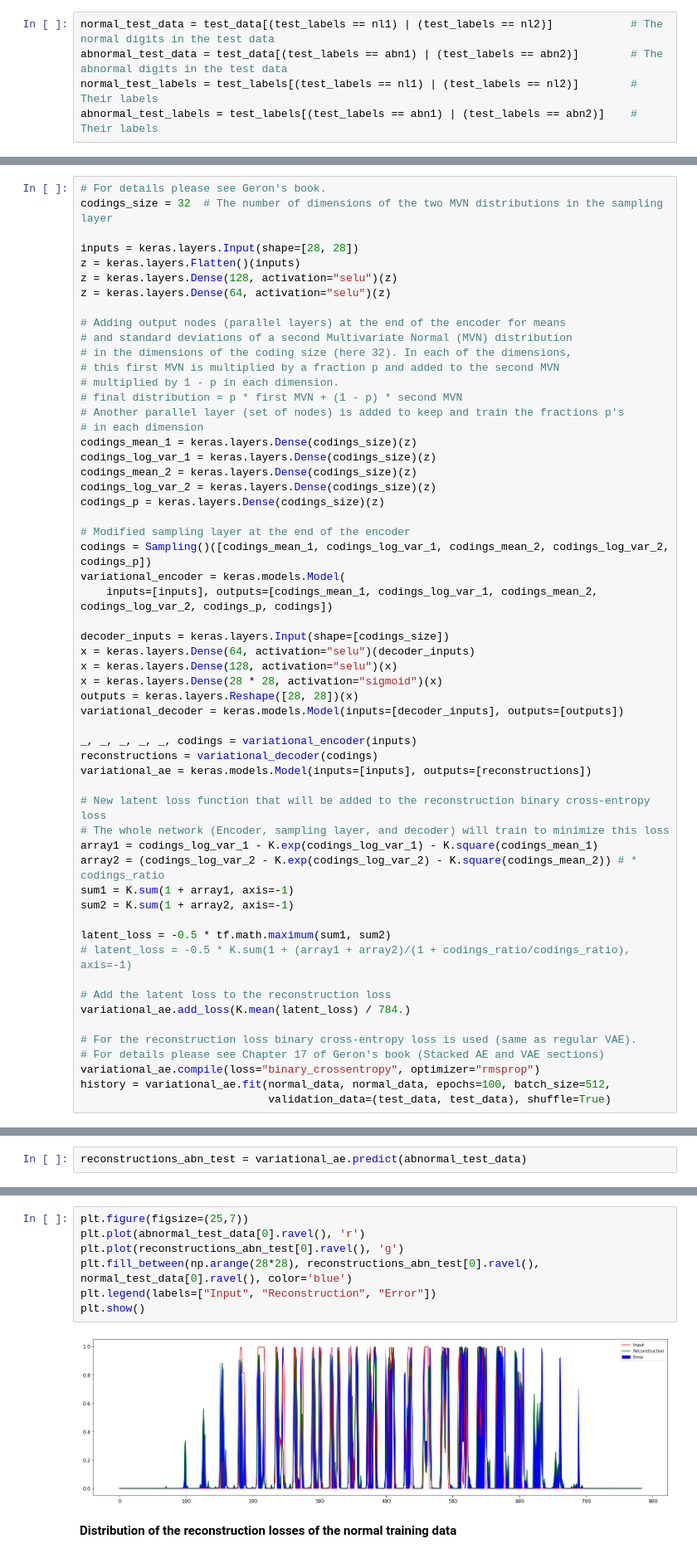
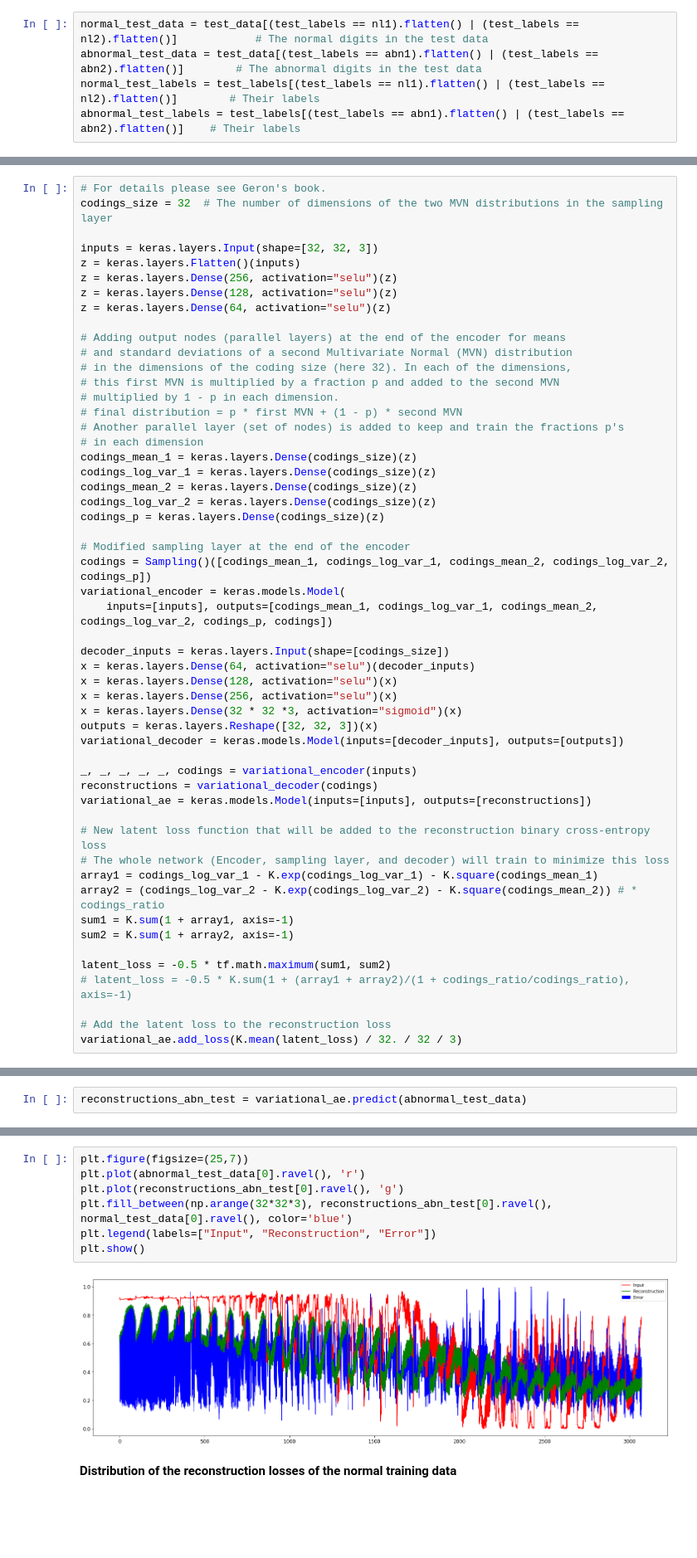
Before and after one commit to mjhoover1/autoencoders, a Jupyter notebook: CIFAR_10/modified_VAE/modified_VAE_CIFAR10.ipynb, the cells around one changed output, grey strips where cells are left out. Shown at 83% size. Cells and saved outputs as stored; diff of their text form; blank space fills up the shorter version.

Commit message:
Adding an extra layer to handle RGB doesn't help

```diff
--- a/CIFAR_10/modified_VAE/modified_VAE_CIFAR10.ipynb
+++ b/CIFAR_10/modified_VAE/modified_VAE_CIFAR10.ipynb
@@ -61,8 +70,8 @@ normal_data.shape, test_data.shape, test_labels.shape
 # %%
-normal_test_data = test_data[(test_labels == nl1) | (test_labels == nl2)]            # The normal digits in the test data
-abnormal_test_data = test_data[(test_labels == abn1) | (test_labels == abn2)]        # The abnormal digits in the test data
-normal_test_labels = test_labels[(test_labels == nl1) | (test_labels == nl2)]        # Their labels
-abnormal_test_labels = test_labels[(test_labels == abn1) | (test_labels == abn2)]    # Their labels
+normal_test_data = test_data[(test_labels == nl1).flatten() | (test_labels == nl2).flatten()]            # The normal digits in the test data
+abnormal_test_data = test_data[(test_labels == abn1).flatten() | (test_labels == abn2).flatten()]        # The abnormal digits in the test data
+normal_test_labels = test_labels[(test_labels == nl1).flatten() | (test_labels == nl2).flatten()]        # Their labels
+abnormal_test_labels = test_labels[(test_labels == abn1).flatten() | (test_labels == abn2).flatten()]    # Their labels
 # %%
 normal_test_data.shape, abnormal_test_data.shape
 # %% [output]
@@ -94,8 +103,9 @@ class Sampling(keras.layers.Layer):
 # For details please see Geron's book.
 codings_size = 32  # The number of dimensions of the two MVN distributions in the sampling layer
 
-inputs = keras.layers.Input(shape=[28, 28])
+inputs = keras.layers.Input(shape=[32, 32, 3])
 z = keras.layers.Flatten()(inputs)
+z = keras.layers.Dense(256, activation="selu")(z)
 z = keras.layers.Dense(128, activation="selu")(z)
 z = keras.layers.Dense(64, activation="selu")(z)
 
@@ -121,8 +131,9 @@ variational_encoder = keras.models.Model(
 decoder_inputs = keras.layers.Input(shape=[codings_size])
 x = keras.layers.Dense(64, activation="selu")(decoder_inputs)
 x = keras.layers.Dense(128, activation="selu")(x)
-x = keras.layers.Dense(28 * 28, activation="sigmoid")(x)
-outputs = keras.layers.Reshape([28, 28])(x)
+x = keras.layers.Dense(256, activation="selu")(x)
+x = keras.layers.Dense(32 * 32 *3, activation="sigmoid")(x)
+outputs = keras.layers.Reshape([32, 32, 3])(x)
 variational_decoder = keras.models.Model(inputs=[decoder_inputs], outputs=[outputs])
 
 _, _, _, _, _, codings = variational_encoder(inputs)
@@ -140,10 +151,4 @@ latent_loss = -0.5 * tf.math.maximum(sum1, sum2)
 # latent_loss = -0.5 * K.sum(1 + (array1 + array2)/(1 + codings_ratio/codings_ratio), axis=-1)
 
 # Add the latent loss to the reconstruction loss
-variational_ae.add_loss(K.mean(latent_loss) / 784.)
-
-# For the reconstruction loss binary cross-entropy loss is used (same as regular VAE).
-# For details please see Chapter 17 of Geron's book (Stacked AE and VAE sections)
-variational_ae.compile(loss="binary_crossentropy", optimizer="rmsprop")
-history = variational_ae.fit(normal_data, normal_data, epochs=100, batch_size=512,
-                             validation_data=(test_data, test_data), shuffle=True)
+variational_ae.add_loss(K.mean(latent_loss) / 32. / 32 / 3)
@@ -217,12 +228,12 @@ plt.show()
 # %%
 plt.figure(figsize=(25,7))
 plt.plot(abnormal_test_data[0].ravel(), 'r')
 plt.plot(reconstructions_abn_test[0].ravel(), 'g')
-plt.fill_between(np.arange(28*28), reconstructions_abn_test[0].ravel(), normal_test_data[0].ravel(), color='blue')
+plt.fill_between(np.arange(32*32*3), reconstructions_abn_test[0].ravel(), normal_test_data[0].ravel(), color='blue')
 plt.legend(labels=["Input", "Reconstruction", "Error"])
 plt.show()
 # %% [output]
-[figure, old version]
+[figure, new version]
 # %% [markdown]
 **Distribution of the reconstruction losses of the normal training data**
 # %%
```
Also changed, not shown: parts of 23 cells of this notebook.
